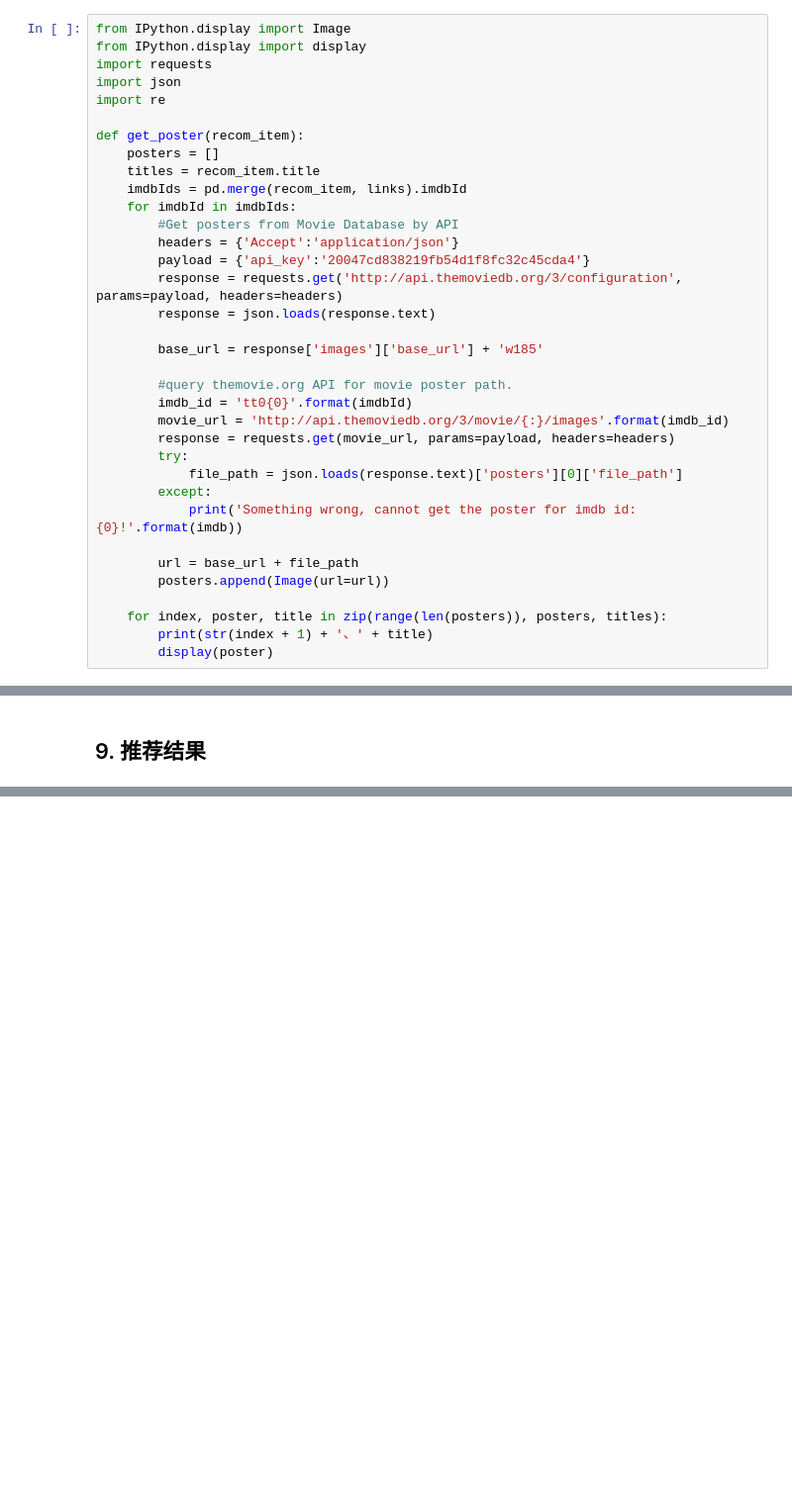
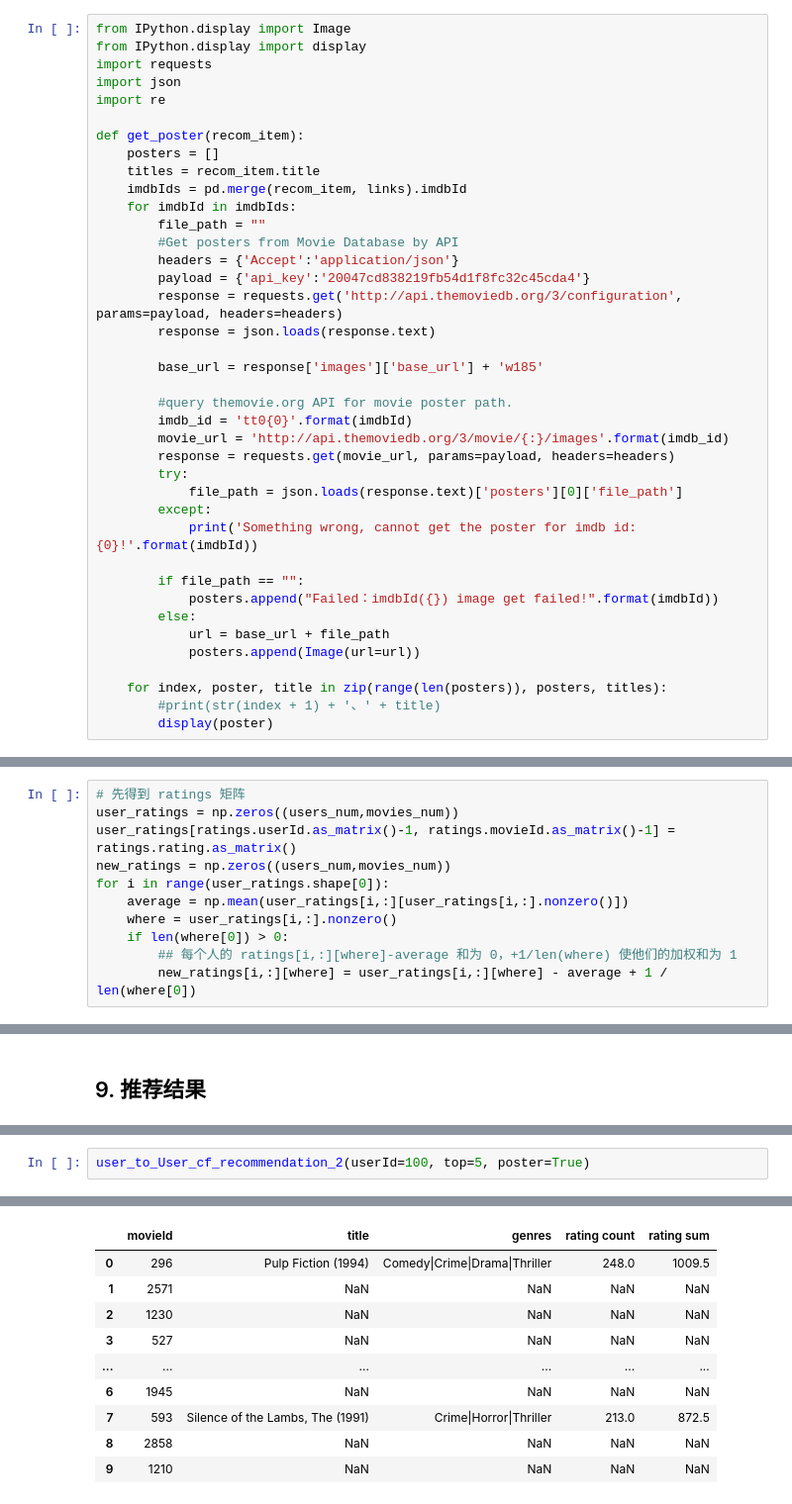
Before and after one commit to miaopei/RecommendedSystem, a Jupyter notebook: movies_recommended/movies_recommended_01.ipynb, the cells around one changed output, grey strips where cells are left out. Shown at 99% size. Cells and saved outputs as stored; diff of their text form; blank space fills up the shorter version.

```diff
--- a/movies_recommended/movies_recommended_01.ipynb
+++ b/movies_recommended/movies_recommended_01.ipynb
@@ -416,6 +495,7 @@ def get_poster(recom_item):
     titles = recom_item.title
     imdbIds = pd.merge(recom_item, links).imdbId
     for imdbId in imdbIds:
+        file_path = ""
         #Get posters from Movie Database by API
         headers = {'Accept':'application/json'}
         payload = {'api_key':'20047cd838219fb54d1f8fc32c45cda4'}
@@ -431,13 +511,16 @@ def get_poster(recom_item):
         try:
             file_path = json.loads(response.text)['posters'][0]['file_path']
         except:
-            print('Something wrong, cannot get the poster for imdb id: {0}!'.format(imdb))
+            print('Something wrong, cannot get the poster for imdb id: {0}!'.format(imdbId))
 
-        url = base_url + file_path
-        posters.append(Image(url=url))
+        if file_path == "":
+            posters.append("Failed：imdbId({}) image get failed!".format(imdbId))
+        else:
+            url = base_url + file_path
+            posters.append(Image(url=url))
 
     for index, poster, title in zip(range(len(posters)), posters, titles):
-        print(str(index + 1) + '、' + title)
+        #print(str(index + 1) + '、' + title)
         display(poster)
 # %% [markdown]
 ## 8. 输出推荐的结果
@@ -458,0 +548,11 @@ def always_most_popular_recommendation(userId=0, top=10, poster=False, show=True
+# %%
+# 先得到 ratings 矩阵
+user_ratings = np.zeros((users_num,movies_num))
+user_ratings[ratings.userId.as_matrix()-1, ratings.movieId.as_matrix()-1] = ratings.rating.as_matrix()
+new_ratings = np.zeros((users_num,movies_num))
+for i in range(user_ratings.shape[0]):
+    average = np.mean(user_ratings[i,:][user_ratings[i,:].nonzero()])
+    where = user_ratings[i,:].nonzero()
+    if len(where[0]) > 0:
+        ## 每个人的 ratings[i,:][where]-average 和为 0，+1/len(where) 使他们的加权和为 1
+        new_ratings[i,:][where] = user_ratings[i,:][where] - average + 1 / len(where[0])
@@ -473,0 +789,3 @@ movies = always_most_popular_recommendation(top=5, poster=True)
+# %%
+user_to_User_cf_recommendation_2(userId=100, top=5, poster=True)
+# %% [output]
@@ -473,0 +805,10 @@ movies = always_most_popular_recommendation(top=5, poster=True)
+|  | movieId | title | genres | rating count | rating sum |
+| 0 | 296 | Pulp Fiction (1994) | Comedy|Crime|Drama|Thriller | 248.0 | 1009.5 |
+| 1 | 2571 | NaN | NaN | NaN | NaN |
+| 2 | 1230 | NaN | NaN | NaN | NaN |
+| 3 | 527 | NaN | NaN | NaN | NaN |
+| ... | ... | ... | ... | ... | ... |
+| 6 | 1945 | NaN | NaN | NaN | NaN |
+| 7 | 593 | Silence of the Lambs, The (1991) | Crime|Horror|Thriller | 213.0 | 872.5 |
+| 8 | 2858 | NaN | NaN | NaN | NaN |
+| 9 | 1210 | NaN | NaN | NaN | NaN |
```
Also changed, not shown: parts of 34 cells of this notebook, 1 other file.
